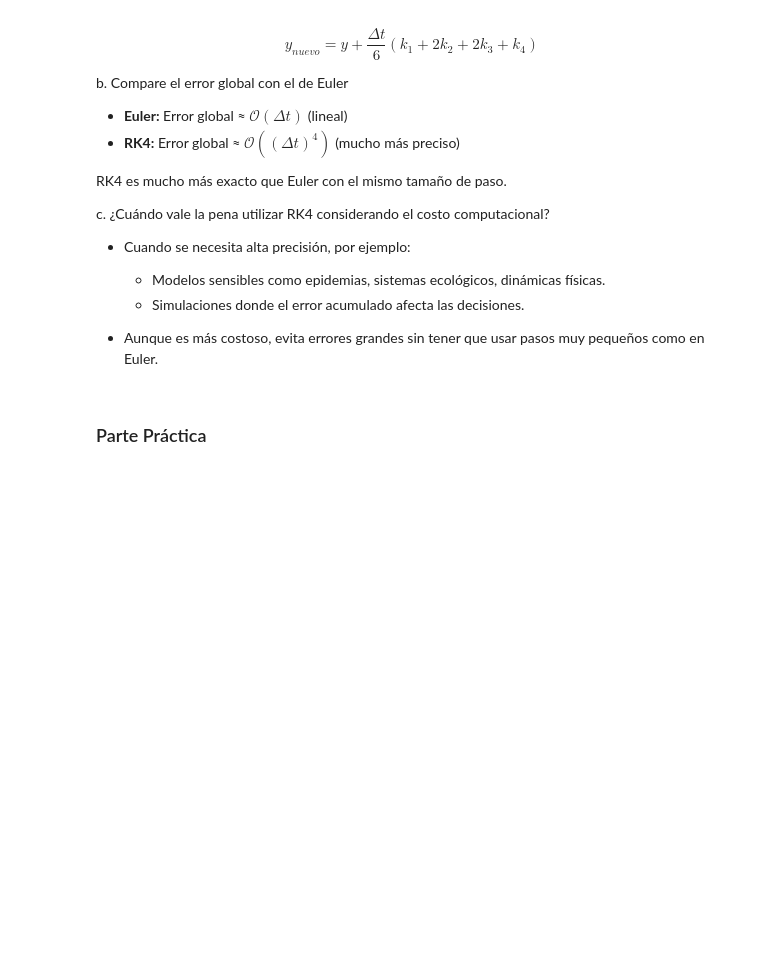
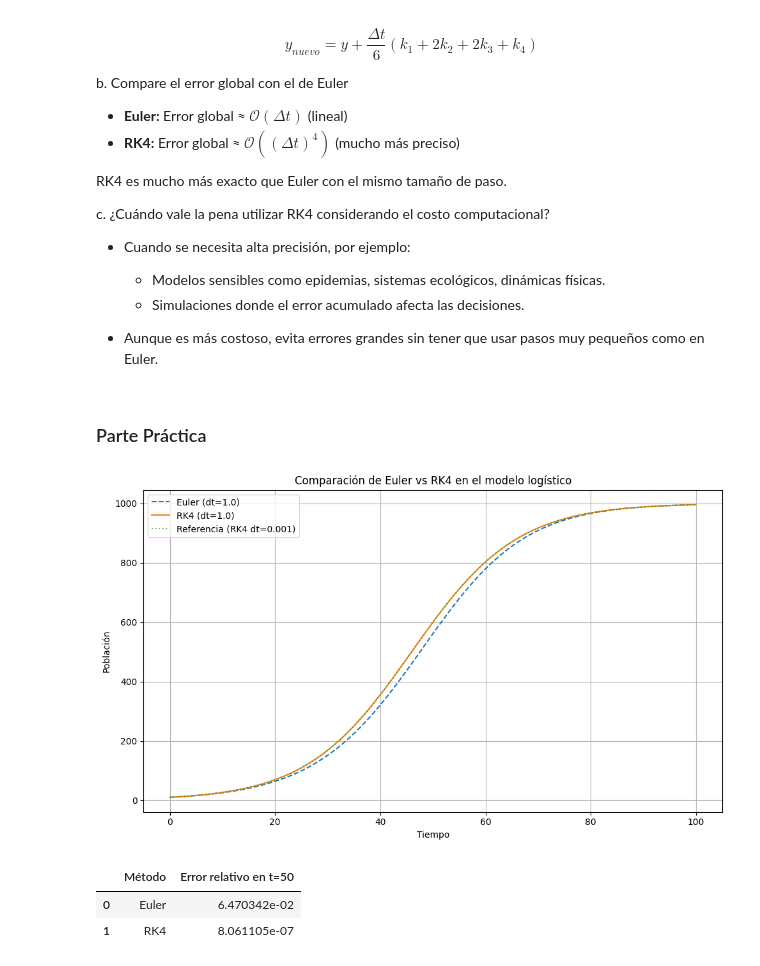
Before and after one commit to Silviaillescas/Lab1-modelacion, a Jupyter notebook: Ejercicio3.ipynb, the cells around one changed output. Drawn from its saved outputs; the diff is of its cells as text; code cells hidden in the pictures; blank space fills up the shorter version.

```diff
--- a/Ejercicio3.ipynb
+++ b/Ejercicio3.ipynb
@@ -123,0 +146,52 @@ c. ¿Cuándo vale la pena utilizar RK4 considerando el costo computacional?
+# %%
+def rk4_method(f, x0, r, K, T, dt):
+    n = int(T / dt)
+    x = np.zeros(n + 1)
+    t = np.linspace(0, T, n + 1)
+    x[0] = x0
+    for i in range(n):
+        k1 = dt * f(x[i], r, K)
+        k2 = dt * f(x[i] + 0.5 * k1, r, K)
+        k3 = dt * f(x[i] + 0.5 * k2, r, K)
+        k4 = dt * f(x[i] + k3, r, K)
+        x[i + 1] = x[i] + (k1 + 2*k2 + 2*k3 + k4) / 6
+    return t, x
+# %%
+# Simulación con dt = 1.0
+dt = 1.0
+t_euler, x_euler = euler_method(logistic, x0, r, K, T, dt)
+t_rk4, x_rk4 = rk4_method(logistic, x0, r, K, T, dt)
+
+# Solución de referencia con RK4 muy preciso
+_, x_ref = rk4_method(logistic, x0, r, K, T, 0.001)
+x_ref_50 = x_ref[int(50 / 0.001)]
+
+# Cálculo de errores relativos en t=50
+error_rel_euler = abs(x_euler[int(50/dt)] - x_ref_50) / x_ref_50
+error_rel_rk4 = abs(x_rk4[int(50/dt)] - x_ref_50) / x_ref_50
+# %%
+plt.figure(figsize=(10, 6))
+plt.plot(t_euler, x_euler, '--', label='Euler (dt=1.0)')
+plt.plot(t_rk4, x_rk4, '-', label='RK4 (dt=1.0)')
+plt.plot(np.linspace(0, T, len(x_ref)), x_ref, ':', label='Referencia (RK4 dt=0.001)', alpha=0.7)
+plt.xlabel("Tiempo")
+plt.ylabel("Población")
+plt.title("Comparación de Euler vs RK4 en el modelo logístico")
+plt.legend()
+plt.grid(True)
+plt.tight_layout()
+plt.show()
+# %% [output]
+[figure, added]
+# %%
+import pandas as pd
+
+df_errores = pd.DataFrame({
+    "Método": ["Euler", "RK4"],
+    "Error relativo en t=50": [error_rel_euler, error_rel_rk4]
+})
+df_errores
+# %% [output]
+|  | Método | Error relativo en t=50 |
+| 0 | Euler | 6.470342e-02 |
+| 1 | RK4 | 8.061105e-07 |
```
Also changed, not shown: parts of 5 cells of this notebook, 1 other file.
